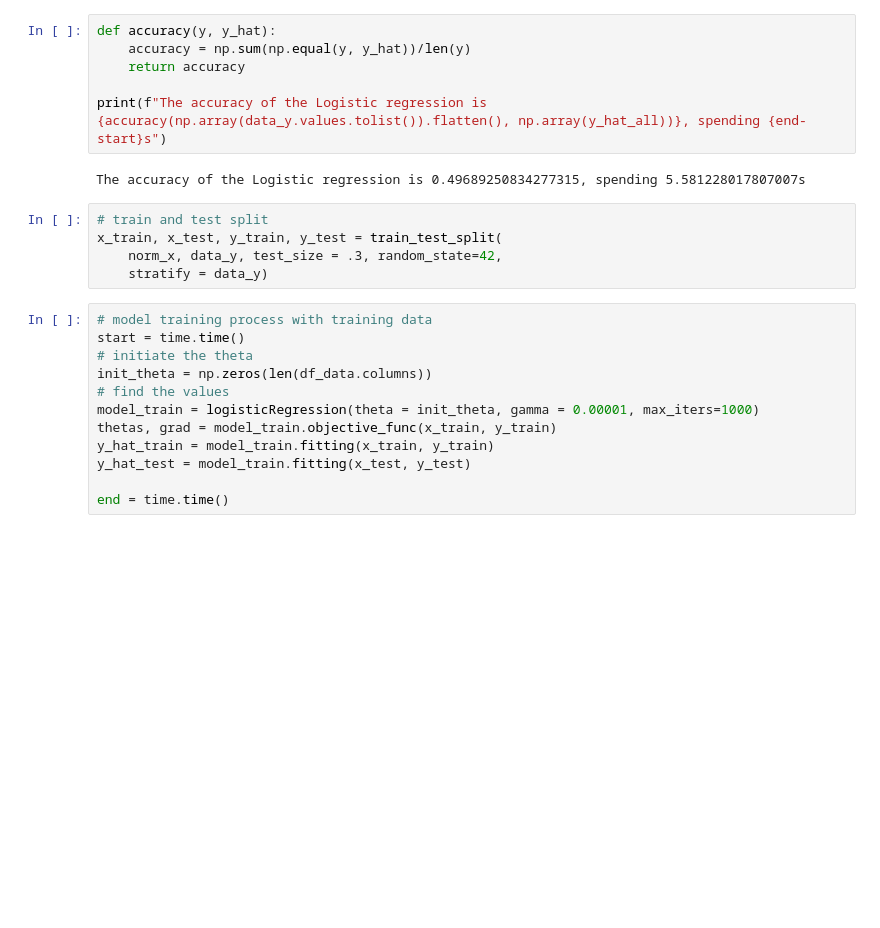
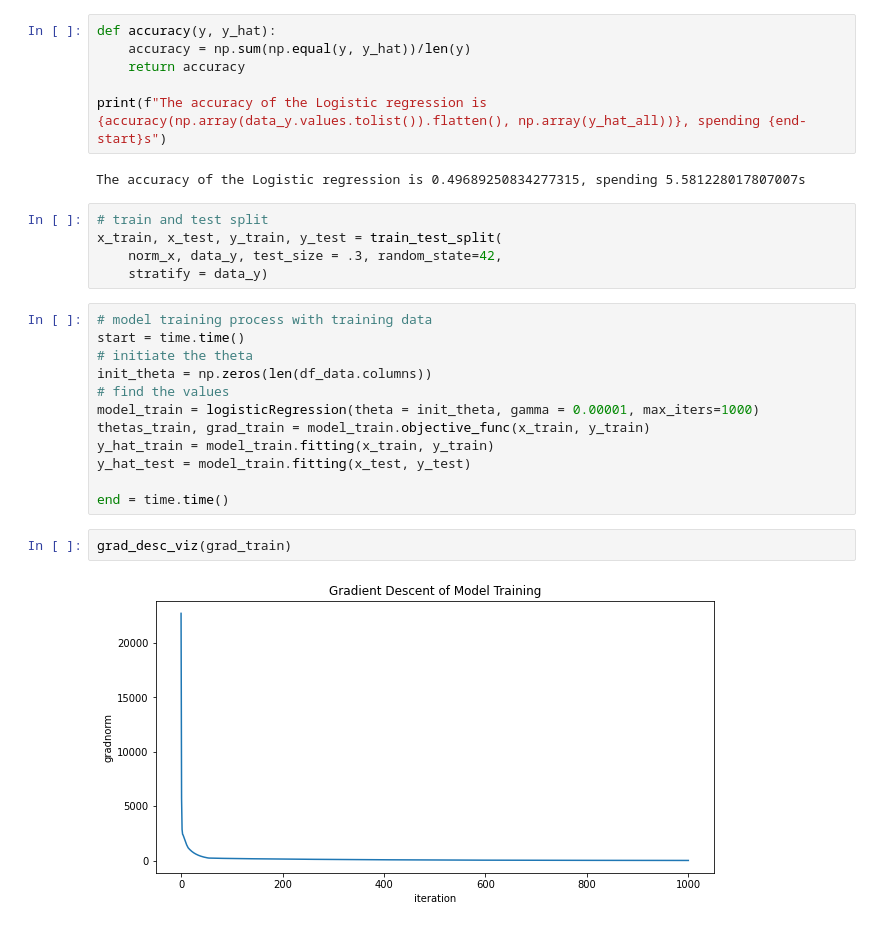
Before and after one commit to yilewang/NeuralNetMath_Project, a Jupyter notebook: logistic_regression_demo.ipynb, the cells around one changed output. Drawn from its saved outputs; the diff is of its cells as text; blank space fills up the shorter version.

```diff
--- a/logistic_regression_demo.ipynb
+++ b/logistic_regression_demo.ipynb
@@ -195,8 +198,12 @@ start = time.time()
 init_theta = np.zeros(len(df_data.columns))
 # find the values
 model_train = logisticRegression(theta = init_theta, gamma = 0.00001, max_iters=1000)
-thetas, grad = model_train.objective_func(x_train, y_train)
+thetas_train, grad_train = model_train.objective_func(x_train, y_train)
 y_hat_train = model_train.fitting(x_train, y_train)
 y_hat_test = model_train.fitting(x_test, y_test)
 
 end = time.time()
+# %%
+grad_desc_viz(grad_train)
+# %% [output]
+[figure, added]
```
Also changed, not shown: parts of 1 cell of this notebook.
